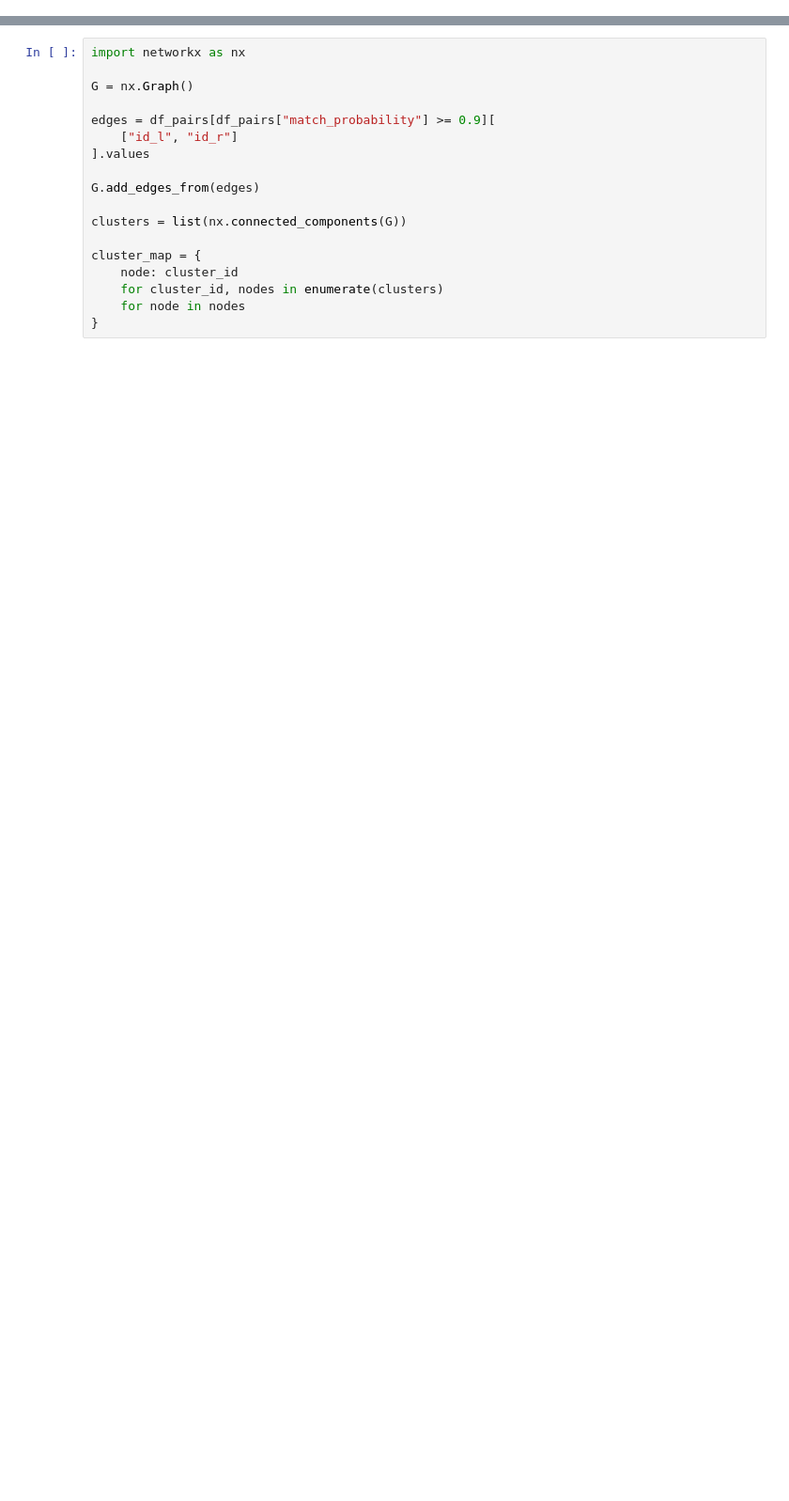
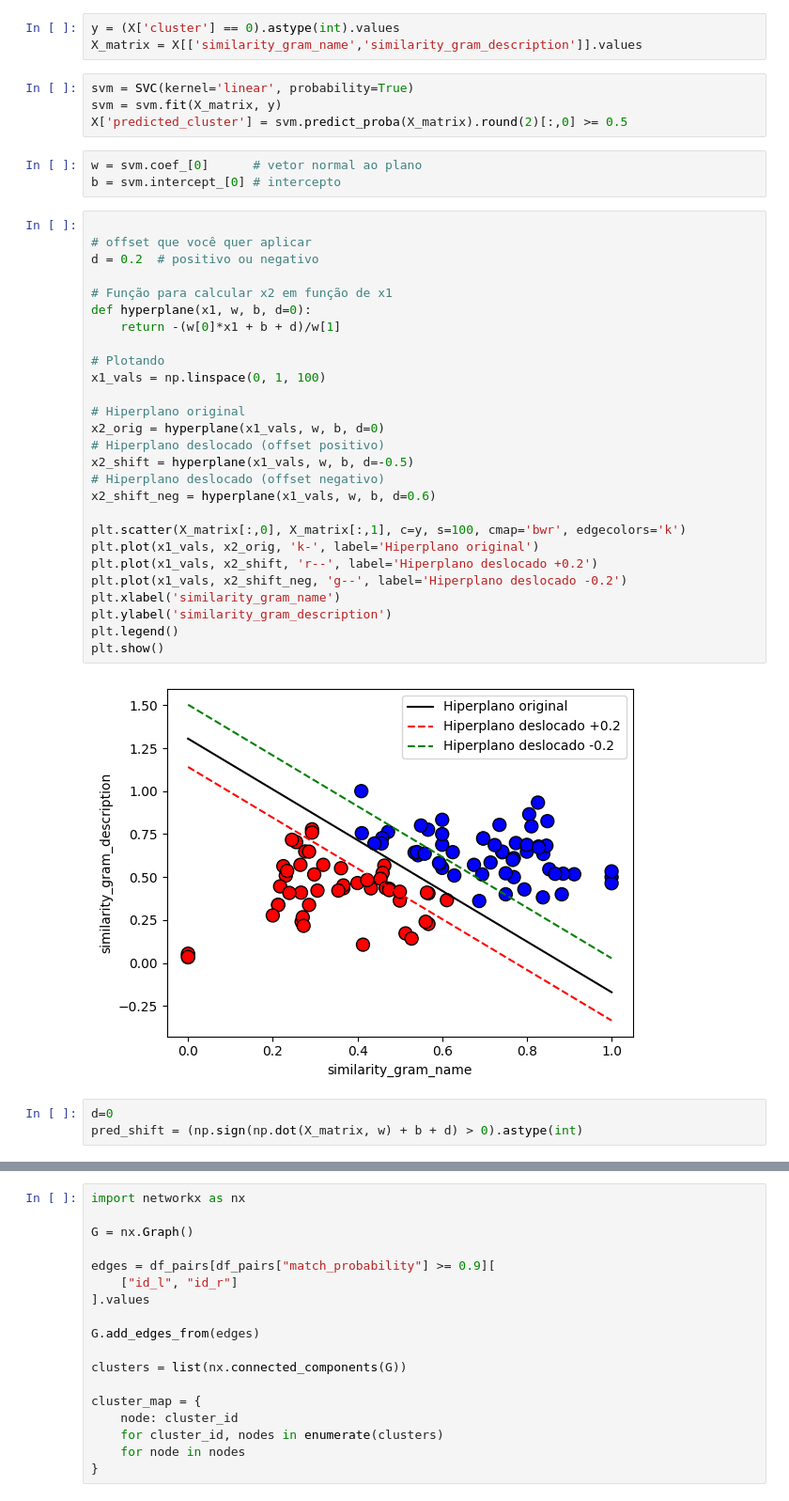
Before and after one commit to zanyev/link-api, a Jupyter notebook: test_splink.ipynb, the cells around one changed output, grey strips where cells are left out. Shown: that part at 94% size. Cells and saved outputs as stored; diff of their text form; blank space fills up the shorter version.

```diff
--- a/test_splink.ipynb
+++ b/test_splink.ipynb
@@ -103,0 +77,42 @@ pairwise_predictions.as_pandas_dataframe()
+# %%
+y = (X['cluster'] == 0).astype(int).values
+X_matrix = X[['similarity_gram_name','similarity_gram_description']].values
+# %%
+svm = SVC(kernel='linear', probability=True)
+svm = svm.fit(X_matrix, y)
+X['predicted_cluster'] = svm.predict_proba(X_matrix).round(2)[:,0] >= 0.5
+# %%
+w = svm.coef_[0]      # vetor normal ao plano
+b = svm.intercept_[0] # intercepto
+# %%
+
+# offset que você quer aplicar
+d = 0.2  # positivo ou negativo
+
+# Função para calcular x2 em função de x1
+def hyperplane(x1, w, b, d=0):
+    return -(w[0]*x1 + b + d)/w[1]
+
+# Plotando
+x1_vals = np.linspace(0, 1, 100)
+
+# Hiperplano original
+x2_orig = hyperplane(x1_vals, w, b, d=0)
+# Hiperplano deslocado (offset positivo)
+x2_shift = hyperplane(x1_vals, w, b, d=-0.5)
+# Hiperplano deslocado (offset negativo)
+x2_shift_neg = hyperplane(x1_vals, w, b, d=0.6)
+
+plt.scatter(X_matrix[:,0], X_matrix[:,1], c=y, s=100, cmap='bwr', edgecolors='k')
+plt.plot(x1_vals, x2_orig, 'k-', label='Hiperplano original')
+plt.plot(x1_vals, x2_shift, 'r--', label='Hiperplano deslocado +0.2')
+plt.plot(x1_vals, x2_shift_neg, 'g--', label='Hiperplano deslocado -0.2')
+plt.xlabel('similarity_gram_name')
+plt.ylabel('similarity_gram_description')
+plt.legend()
+plt.show()
+# %% [output]
+[figure, added]
+# %%
+d=0
+pred_shift = (np.sign(np.dot(X_matrix, w) + b + d) > 0).astype(int)
```
Also changed, not shown: parts of 30 cells of this notebook, 4 other files.
